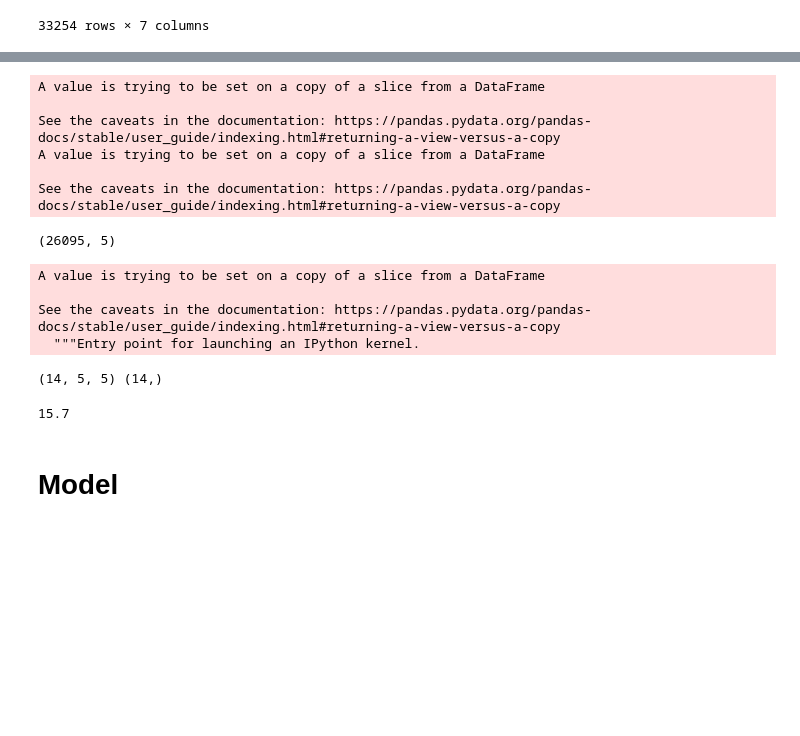
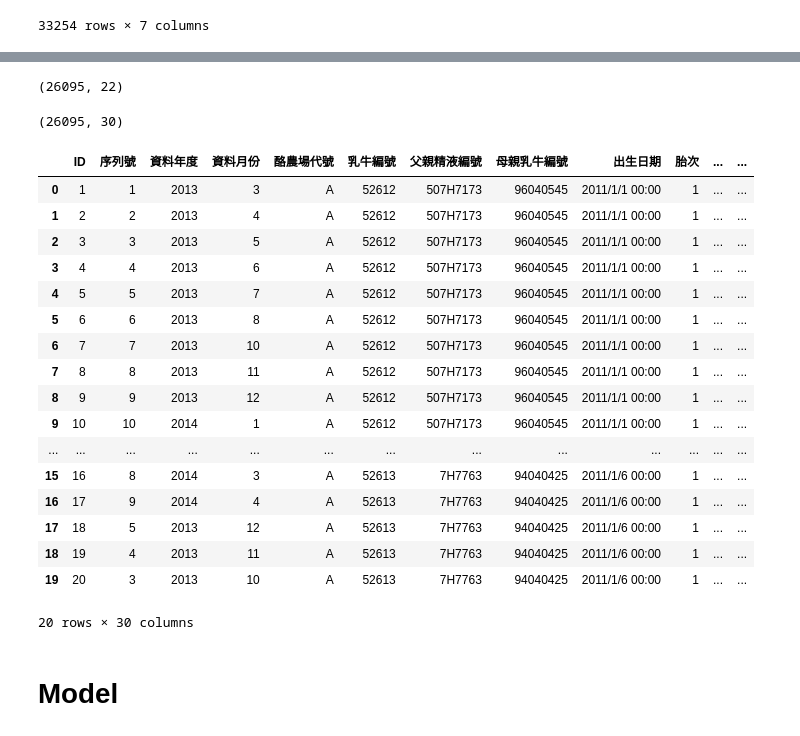
Before and after one commit to kevin879275/DL_FinalProject, a Jupyter notebook: Data_lstm.ipynb, the cells around one changed output, grey strips where cells are left out. Saved outputs shown, nothing was run; the diff lists cells and outputs as text; code cells hidden in the pictures; blank space fills up the shorter version.

```diff
--- a/Data_lstm.ipynb
+++ b/Data_lstm.ipynb
@@ -85,4 +92,5 @@ Train_report_x
 # %%
+# SQL
 def buildtable(data):
     t1 = data
     t2 = data
@@ -99,6 +107,15 @@ def buildtable(data):
     t8 = t7.rename(columns = {'ID_L': 'ID', 'ID_R': '序列號'})
     t9 = pd.merge(t8, t3, on = ['ID'])
 
-    t10 = t9[['ID','乳牛編號', '胎次','乳量','序列號']]
-    t10.sort_values(by = ['乳牛編號','胎次','序列號'], inplace = True)
-    return t10
+    return t9
+
+
+# build time series
+def build_data(train, pastMonth=5, futureMonth=5):
+    train['過去乳量-1'] = train.groupby(by=['乳牛編號', '胎次'])['乳量'].shift()
+    for i in range(2, pastMonth):
+        train['過去乳量-%d'%(i)] = train.groupby(by=['乳牛編號', '胎次'])['過去乳量-%d'%(i-1)].shift()
+    train['未來乳量-1'] = train.groupby(by=['乳牛編號', '胎次'])['乳量'].shift(-1)
+    for i in range(2, futureMonth):
+        train['未來乳量-%d'%(i)] = train.groupby(by=['乳牛編號', '胎次'])['未來乳量-%d'%(i-1)].shift(-1)
+    return train
@@ -115,10 +122,3 @@ print(len(train_r), len(valid_r))
 # %%
 train_x = buildtable(train_r)
 valid_x = buildtable(valid_r)
-# %% [output]
-A value is trying to be set on a copy of a slice from a DataFrame
-
-See the caveats in the documentation: https://pandas.pydata.org/pandas-docs/stable/user_guide/indexing.html#returning-a-view-versus-a-copy
-A value is trying to be set on a copy of a slice from a DataFrame
-
-See the caveats in the documentation: https://pandas.pydata.org/pandas-docs/stable/user_guide/indexing.html#returning-a-view-versus-a-copy
@@ -128,39 +126,34 @@ See the caveats in the documentation: https://pandas.pydata.org/pandas-docs/stab
 print(train_x.shape)
 # print(train_x.head(30))
 # %% [output]
-(26095, 5)
+(26095, 22)
-# %%
-def build_data(train, pastMonth=5, futureMonth=1):
-    X_train, Y_train = [], []
-    for i in range(train.shape[0]-futureMonth-pastMonth):
-        past, future = train.iloc[i:i+pastMonth], train.iloc[i+pastMonth:i+pastMonth+futureMonth]["乳量"]
-        for k in range(pastMonth):
-            if past.iloc[k]['序列號']+(pastMonth-k-1) != past.iloc[-1]['序列號']:
-                for d in past.columns:
-                    if d != '序列號':
-                        past.iloc[k, past.columns.get_loc(d)] = -1
-        X_train.append(np.array(past))
-
-        for k in range(futureMonth):
-            if train.iloc[i+pastMonth+k]['序列號'] != past.iloc[-1]['序列號']+k+1:
-                future[k] = -1
-        Y_train.append(np.array(future.values))
-    return np.array(X_train), np.array(Y_train)
 # %%
-lstm_x, lstm_y = build_data(train_x.iloc[:20])
+lstm_x = build_data(train_x)
-# %% [output]
-A value is trying to be set on a copy of a slice from a DataFrame
-
-See the caveats in the documentation: https://pandas.pydata.org/pandas-docs/stable/user_guide/indexing.html#returning-a-view-versus-a-copy
-  """Entry point for launching an IPython kernel.
 # %%
-print(lstm_x.shape, lstm_y.shape)
+print(lstm_x.shape)
+lstm_x.head(20)
 # %% [output]
-(14, 5, 5) (14,)
+(26095, 30)
+|  | ID | 序列號 | 資料年度 | 資料月份 | 酪農場代號 | 乳牛編號 | 父親精液編號 | 母親乳牛編號 | 出生日期 | 胎次 | ... | ... |
+| 0 | 1 | 1 | 2013 | 3 | A | 52612 | 507H7173 | 96040545 | 2011/1/1 00:00 | 1 | ... | ... |
+| 1 | 2 | 2 | 2013 | 4 | A | 52612 | 507H7173 | 96040545 | 2011/1/1 00:00 | 1 | ... | ... |
+| 2 | 3 | 3 | 2013 | 5 | A | 52612 | 507H7173 | 96040545 | 2011/1/1 00:00 | 1 | ... | ... |
+| 3 | 4 | 4 | 2013 | 6 | A | 52612 | 507H7173 | 96040545 | 2011/1/1 00:00 | 1 | ... | ... |
+| 4 | 5 | 5 | 2013 | 7 | A | 52612 | 507H7173 | 96040545 | 2011/1/1 00:00 | 1 | ... | ... |
+| 5 | 6 | 6 | 2013 | 8 | A | 52612 | 507H7173 | 96040545 | 2011/1/1 00:00 | 1 | ... | ... |
+| 6 | 7 | 7 | 2013 | 10 | A | 52612 | 507H7173 | 96040545 | 2011/1/1 00:00 | 1 | ... | ... |
+| 7 | 8 | 8 | 2013 | 11 | A | 52612 | 507H7173 | 96040545 | 2011/1/1 00:00 | 1 | ... | ... |
+| 8 | 9 | 9 | 2013 | 12 | A | 52612 | 507H7173 | 96040545 | 2011/1/1 00:00 | 1 | ... | ... |
+| 9 | 10 | 10 | 2014 | 1 | A | 52612 | 507H7173 | 96040545 | 2011/1/1 00:00 | 1 | ... | ... |
+| ... | ... | ... | ... | ... | ... | ... | ... | ... | ... | ... | ... | ... |
+| 15 | 16 | 8 | 2014 | 3 | A | 52613 | 7H7763 | 94040425 | 2011/1/6 00:00 | 1 | ... | ... |
+| 16 | 17 | 9 | 2014 | 4 | A | 52613 | 7H7763 | 94040425 | 2011/1/6 00:00 | 1 | ... | ... |
+| 17 | 18 | 5 | 2013 | 12 | A | 52613 | 7H7763 | 94040425 | 2011/1/6 00:00 | 1 | ... | ... |
+| 18 | 19 | 4 | 2013 | 11 | A | 52613 | 7H7763 | 94040425 | 2011/1/6 00:00 | 1 | ... | ... |
+| 19 | 20 | 3 | 2013 | 10 | A | 52613 | 7H7763 | 94040425 | 2011/1/6 00:00 | 1 | ... | ... |
+20 rows × 30 columns
 # %%
 print(lstm_y[0][0])
-# %% [output]
-15.7
 # %% [markdown]
 # Model
 # %%
```
Also changed, not shown: parts of 11 cells of this notebook, 2 other files.
